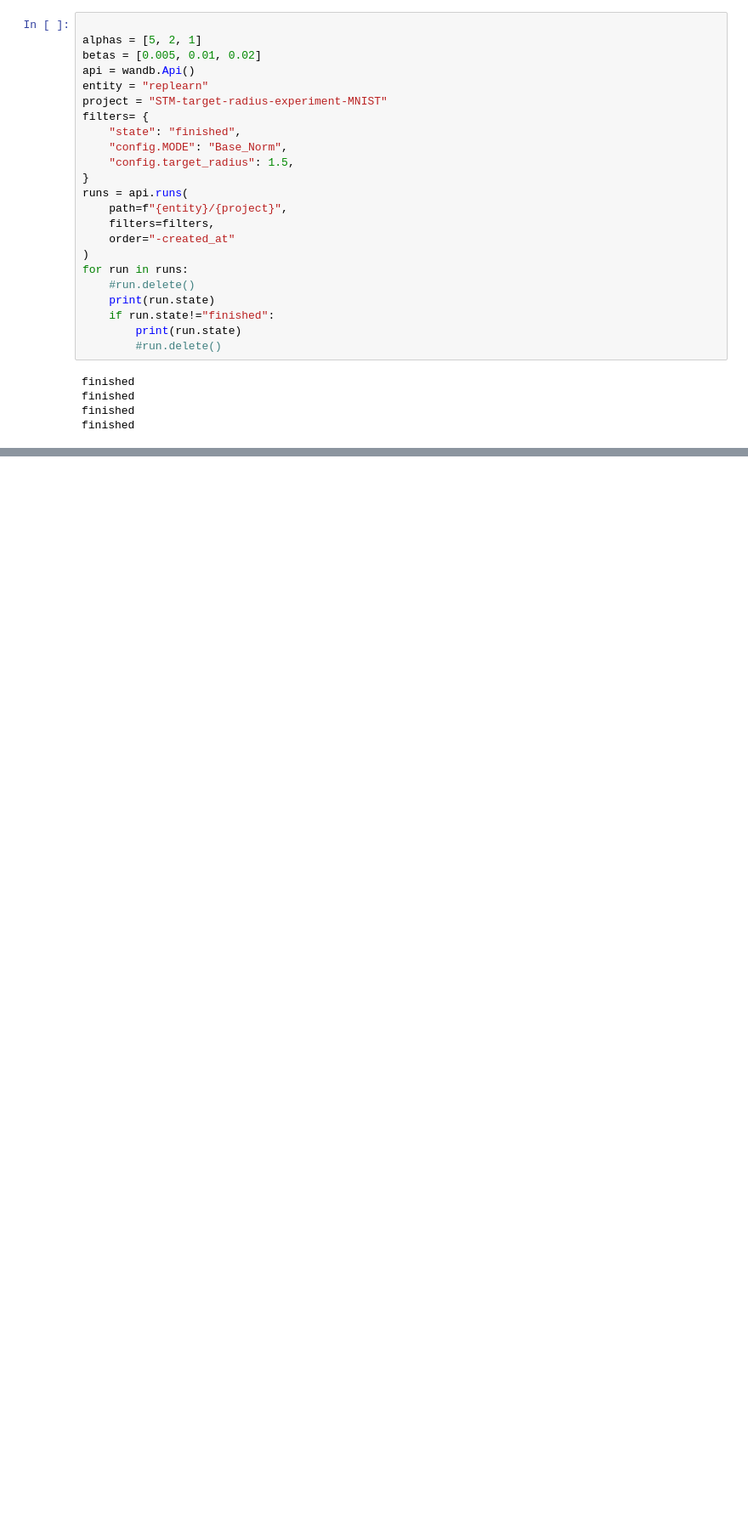
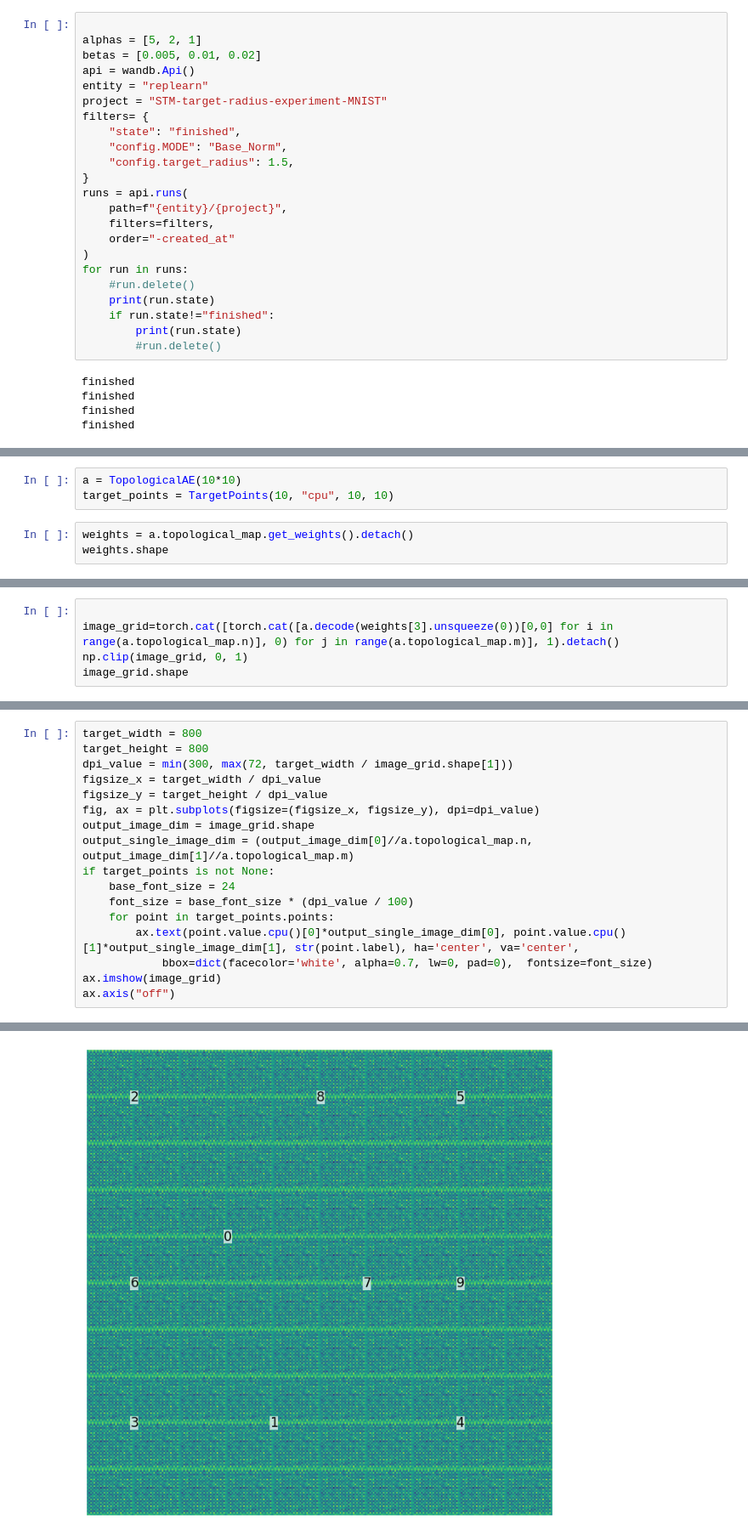
Before and after one commit to lorenzobagnol/RepresentationLearning, a Jupyter notebook: notebook.ipynb, the cells around one changed output, grey strips where cells are left out. Shown at 85% size. Drawn from its saved outputs; the diff is of its cells as text; blank space fills up the shorter version.

```diff
--- a/notebook.ipynb
+++ b/notebook.ipynb
@@ -167,0 +59,6 @@ df.sort_values(by=['loss_base'], ascending=[True])
+# %%
+a = TopologicalAE(10*10)
+target_points = TargetPoints(10, "cpu", 10, 10)
+# %%
+weights = a.topological_map.get_weights().detach()
+weights.shape
@@ -167,0 +76,5 @@ df.sort_values(by=['loss_base'], ascending=[True])
+# %%
+
+image_grid=torch.cat([torch.cat([a.decode(weights[3].unsqueeze(0))[0,0] for i in range(a.topological_map.n)], 0) for j in range(a.topological_map.m)], 1).detach()
+np.clip(image_grid, 0, 1)
+image_grid.shape
@@ -167,0 +83,18 @@ df.sort_values(by=['loss_base'], ascending=[True])
+# %%
+target_width = 800
+target_height = 800
+dpi_value = min(300, max(72, target_width / image_grid.shape[1]))
+figsize_x = target_width / dpi_value
+figsize_y = target_height / dpi_value
+fig, ax = plt.subplots(figsize=(figsize_x, figsize_y), dpi=dpi_value)
+output_image_dim = image_grid.shape
+output_single_image_dim = (output_image_dim[0]//a.topological_map.n, output_image_dim[1]//a.topological_map.m)
+if target_points is not None:
+	base_font_size = 24
+	font_size = base_font_size * (dpi_value / 100)
+	for point in target_points.points:
+		ax.text(point.value.cpu()[0]*output_single_image_dim[0], point.value.cpu()[1]*output_single_image_dim[1], str(point.label), ha='center', va='center',
+			bbox=dict(facecolor='white', alpha=0.7, lw=0, pad=0),  fontsize=font_size)
+ax.imshow(image_grid)
+ax.axis("off")
+# %% [output]
@@ -167,0 +102 @@ df.sort_values(by=['loss_base'], ascending=[True])
+[figure, added]
```
Also changed, not shown: parts of 9 cells of this notebook, 2 other files.
